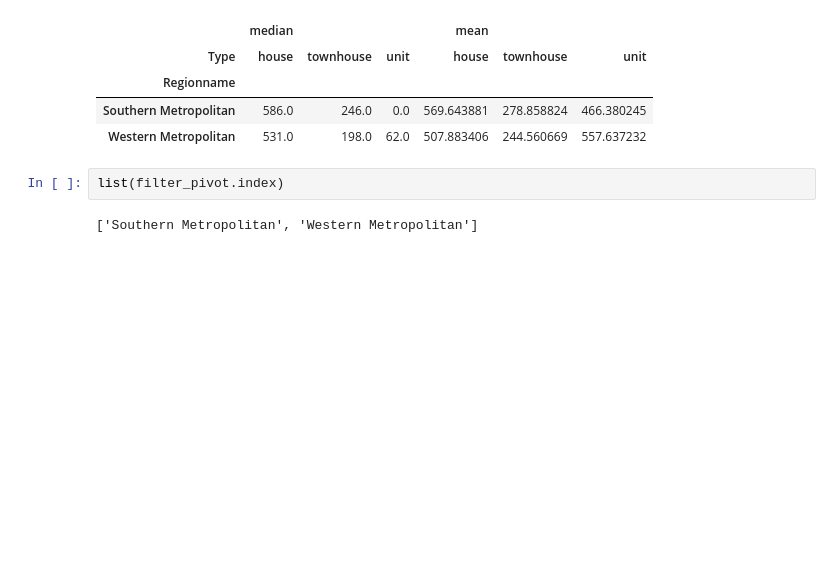
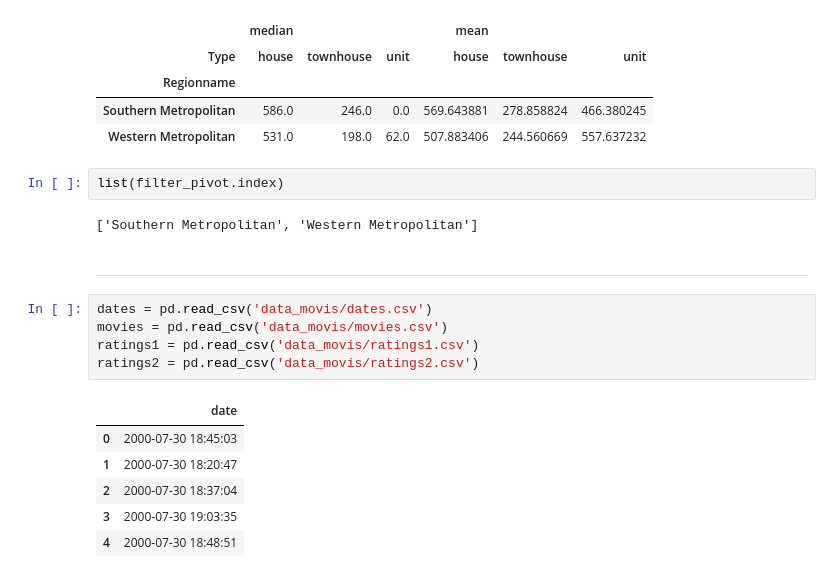
Before and after one commit to arkadijshmelev/for-study, a Jupyter notebook: panda_super.ipynb, the cells around one changed output. Drawn from its saved outputs; the diff is of its cells as text; blank space fills up the shorter version.

Commit message:
added new data

```diff
--- a/panda_super.ipynb
+++ b/panda_super.ipynb
@@ -324,3 +324,17 @@ filter_pivot
 list(filter_pivot.index)
 # %% [output]
 ['Southern Metropolitan', 'Western Metropolitan']
+# %% [markdown]
+----
+# %%
+dates = pd.read_csv('data_movis/dates.csv')
+movies = pd.read_csv('data_movis/movies.csv')
+ratings1 = pd.read_csv('data_movis/ratings1.csv')
+ratings2 = pd.read_csv('data_movis/ratings2.csv')
+# %% [output]
+|  | date |
+| 0 | 2000-07-30 18:45:03 |
+| 1 | 2000-07-30 18:20:47 |
+| 2 | 2000-07-30 18:37:04 |
+| 3 | 2000-07-30 19:03:35 |
+| 4 | 2000-07-30 18:48:51 |
```
Also changed, not shown: 4 other files.
